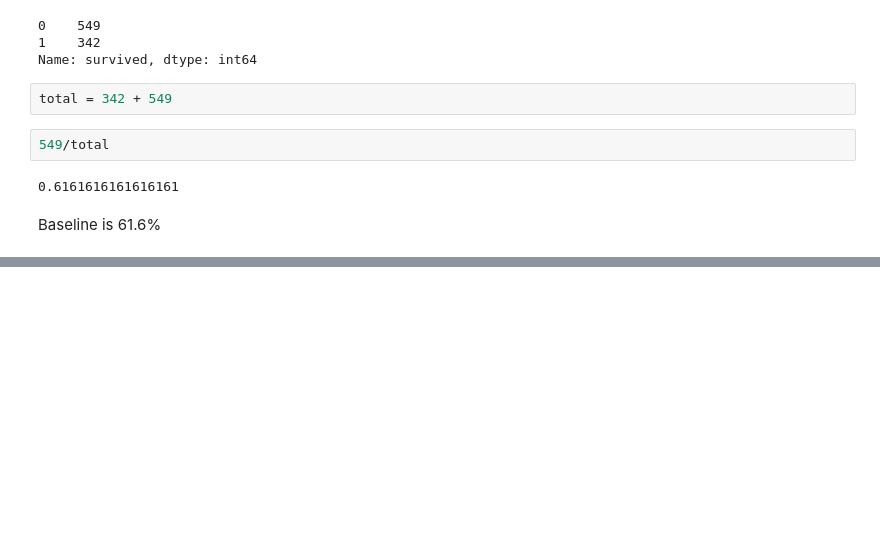
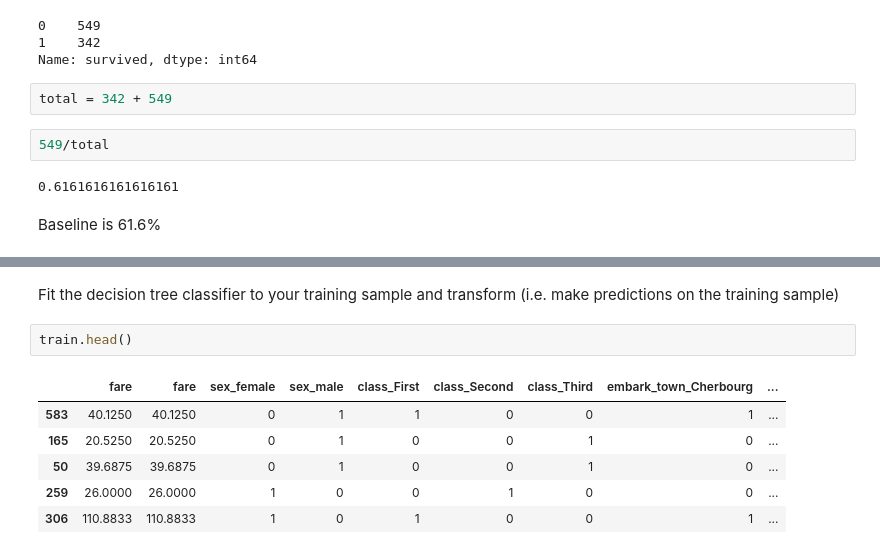
Before and after one commit to matt-c-knight/classification-exercises, a Jupyter notebook: model.ipynb, the cells around one changed output, grey strips where cells are left out. Drawn from its saved outputs; the diff is of its cells as text; blank space fills up the shorter version.

Commit message:
working thru decision tree exercises

```diff
--- a/model.ipynb
+++ b/model.ipynb
@@ -546,0 +536,11 @@ titanic4.head
+# %% [markdown]
+Fit the decision tree classifier to your training sample and transform (i.e. make predictions on the training sample)
+# %%
+train.head()
+# %% [output]
+|  | fare | fare | sex_female | sex_male | class_First | class_Second | class_Third | embark_town_Cherbourg | ... |
+| 583 | 40.1250 | 40.1250 | 0 | 1 | 1 | 0 | 0 | 1 | ... |
+| 165 | 20.5250 | 20.5250 | 0 | 1 | 0 | 0 | 1 | 0 | ... |
+| 50 | 39.6875 | 39.6875 | 0 | 1 | 0 | 0 | 1 | 0 | ... |
+| 259 | 26.0000 | 26.0000 | 1 | 0 | 0 | 1 | 0 | 0 | ... |
+| 306 | 110.8833 | 110.8833 | 1 | 0 | 1 | 0 | 0 | 1 | ... |
```
Also changed, not shown: parts of 59 cells of this notebook.
